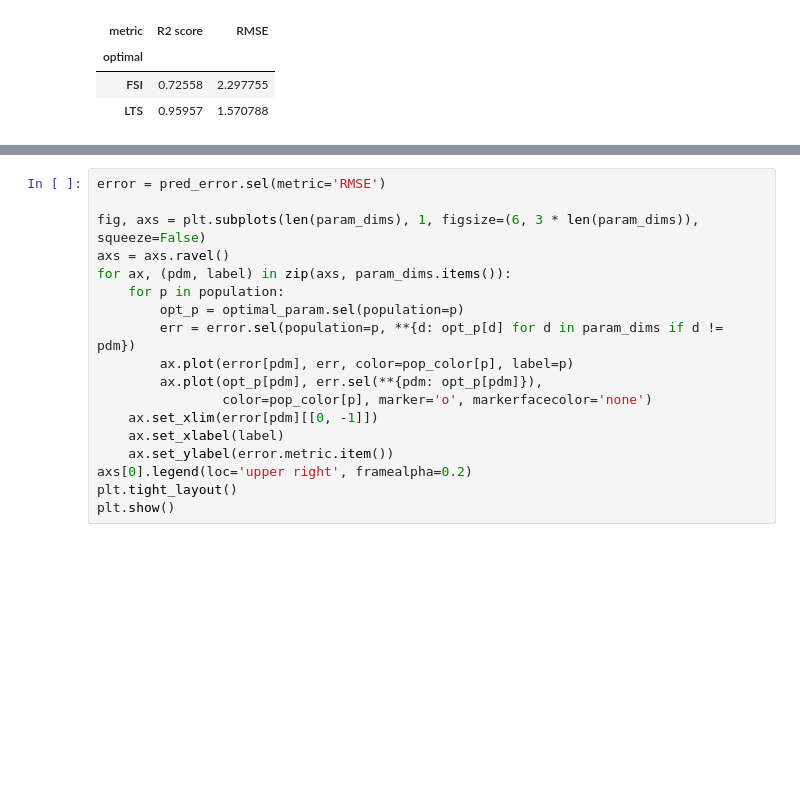
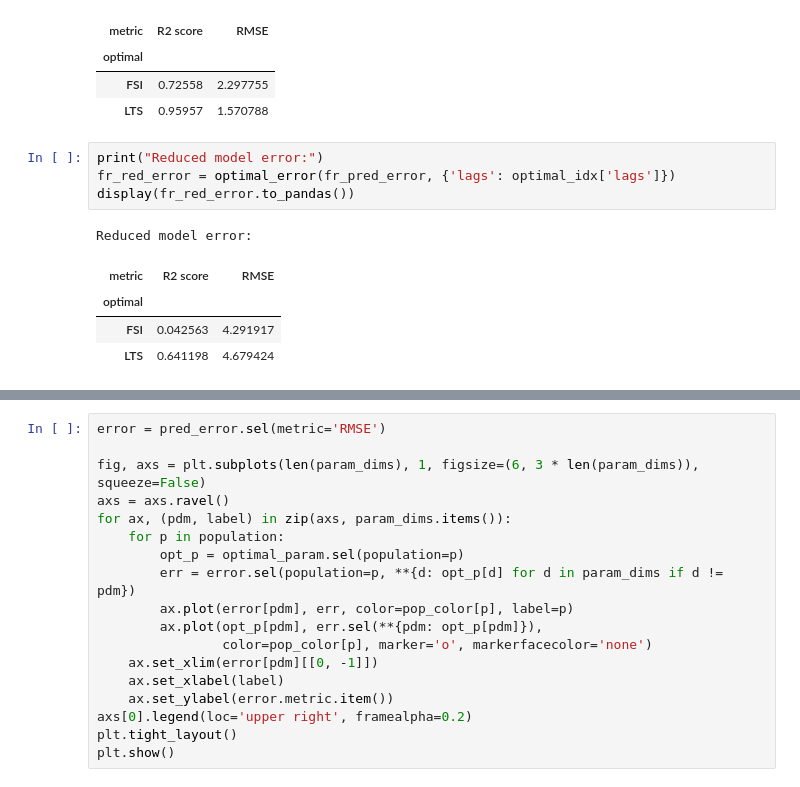
Before and after one commit to chenziao/M1ten_thousand, a Jupyter notebook: Analysis/Analyze_FR_STP.ipynb, the cells around one changed output, grey strips where cells are left out. Saved outputs shown, nothing was run; the diff lists cells and outputs as text; blank space fills up the shorter version.

```diff
--- a/Analysis/Analyze_FR_STP.ipynb
+++ b/Analysis/Analyze_FR_STP.ipynb
@@ -183,6 +183,16 @@ Minimum error:
 | optimal |  |  |
 | FSI | 0.72558 | 2.297755 |
 | LTS | 0.95957 | 1.570788 |
+# %%
+print("Reduced model error:")
+fr_red_error = optimal_error(fr_pred_error, {'lags': optimal_idx['lags']})
+display(fr_red_error.to_pandas())
+# %% [output]
+Reduced model error:
+| metric | R2 score | RMSE |
+| optimal |  |  |
+| FSI | 0.042563 | 4.291917 |
+| LTS | 0.641198 | 4.679424 |
 # %%
 fr_pred_partial_R2 = []
 for p in population:
```
Also changed, not shown: parts of 2 cells of this notebook, 1 other file.
